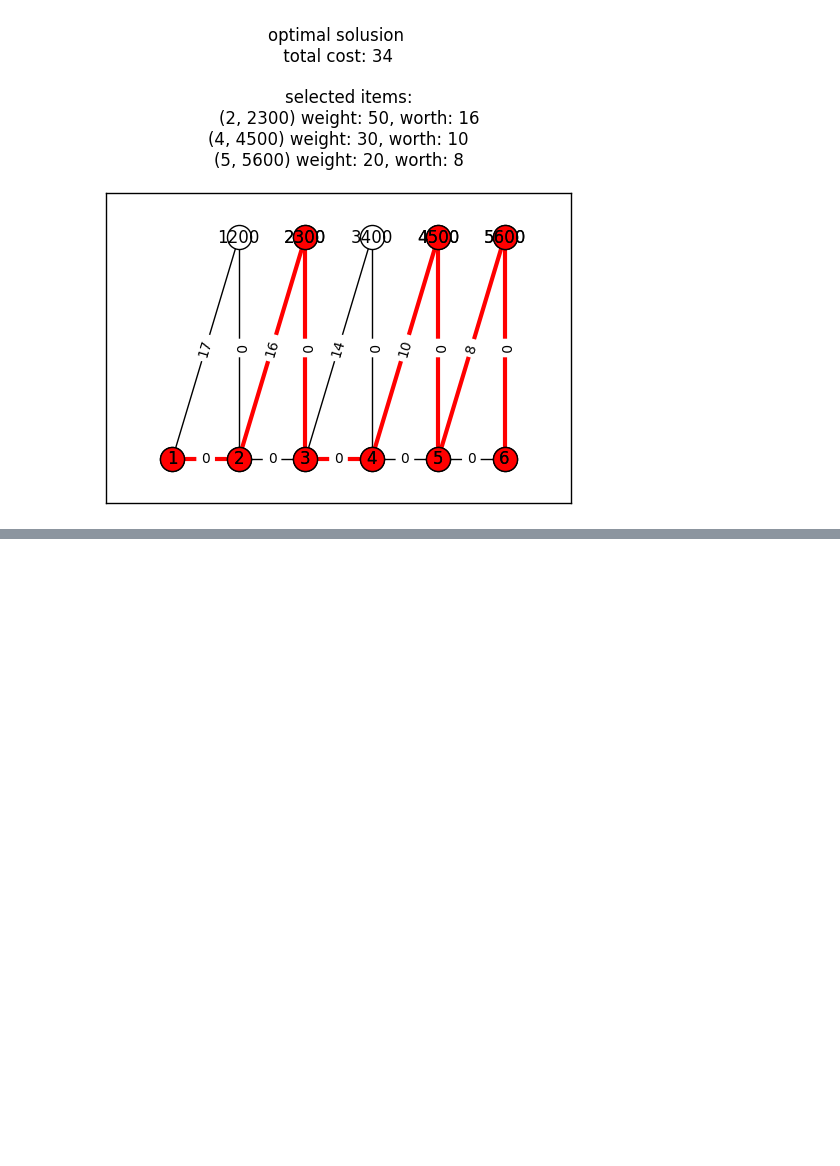
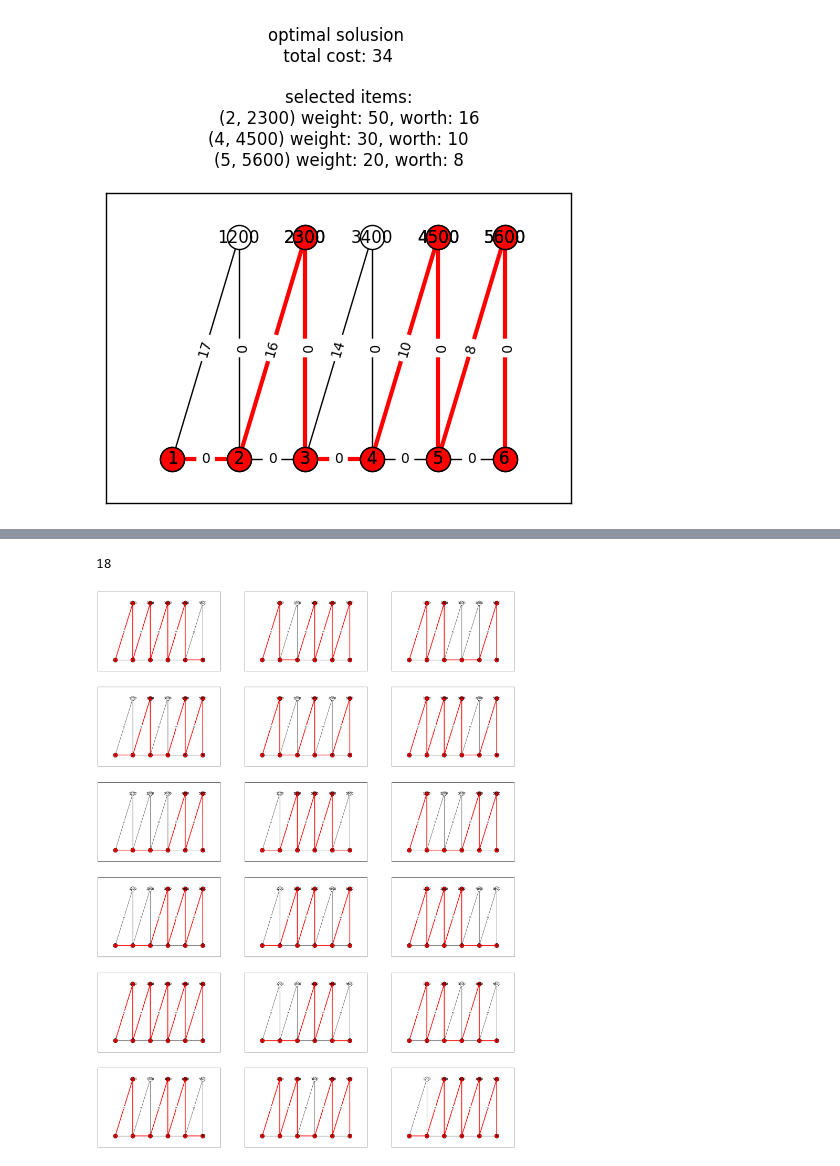
Before and after one commit to N0nki/01knap_sack_graph, a Jupyter notebook: 01knap_sack.ipynb, the cells around one changed output, grey strips where cells are left out. Drawn from its saved outputs; the diff is of its cells as text; code cells hidden in the pictures; blank space fills up the shorter version.

Commit message:
add multiple constraints 0-1knapsack problem

```diff
--- a/01knap_sack.ipynb
+++ b/01knap_sack.ipynb
@@ -262,0 +324,15 @@ draw(G, pos, subgraph=maximazed_path, metric_table=objective_func)
+# %%
+satisfaction_edgelist = [(e[0], e[1], c) for e, c in satisfaction.items()]
+lc_satisfaction = create_linear_constraints_from_edgelist(satisfaction_edgelist, 15, sum(list(satisfaction_cofficient.values())))
+paths_with_satisfaction_constraints = GraphSet.graphs(vertex_groups=[[start, goal]],
+                                                      degree_constraints=dc, no_loop=True, linear_constraints=lc_satisfaction)
+len(paths_with_satisfaction_constraints)
+# %% [output]
+18
+# %%
+plt.figure(figsize=(30, 40))
+for i, path in enumerate(paths_with_satisfaction_constraints.rand_iter()):
+    plt.subplot(6, 3, i + 1)
+    draw(G, pos, subgraph=path, metric_table=satisfaction_cofficient)
+# %% [output]
+[figure, added]
```
Also changed, not shown: parts of 14 cells of this notebook.
